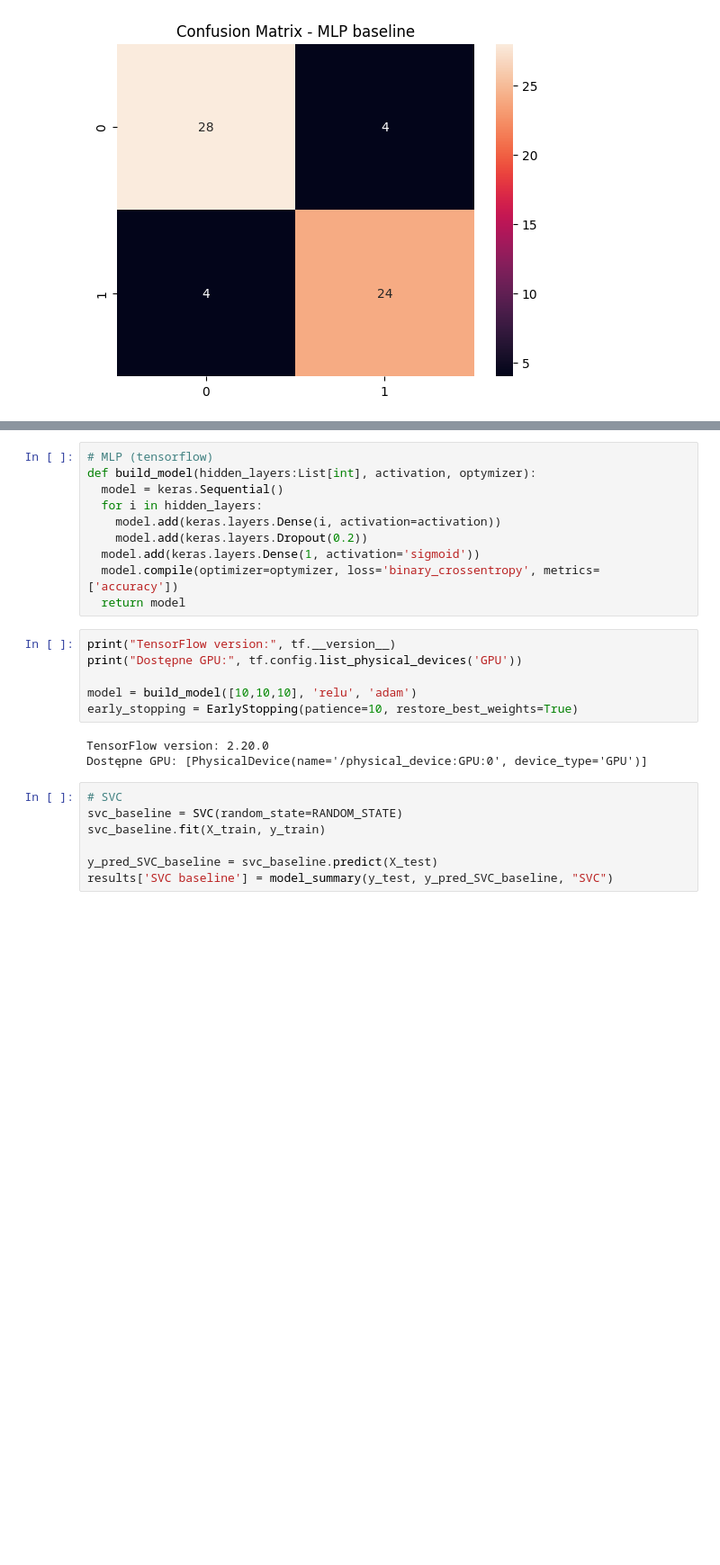
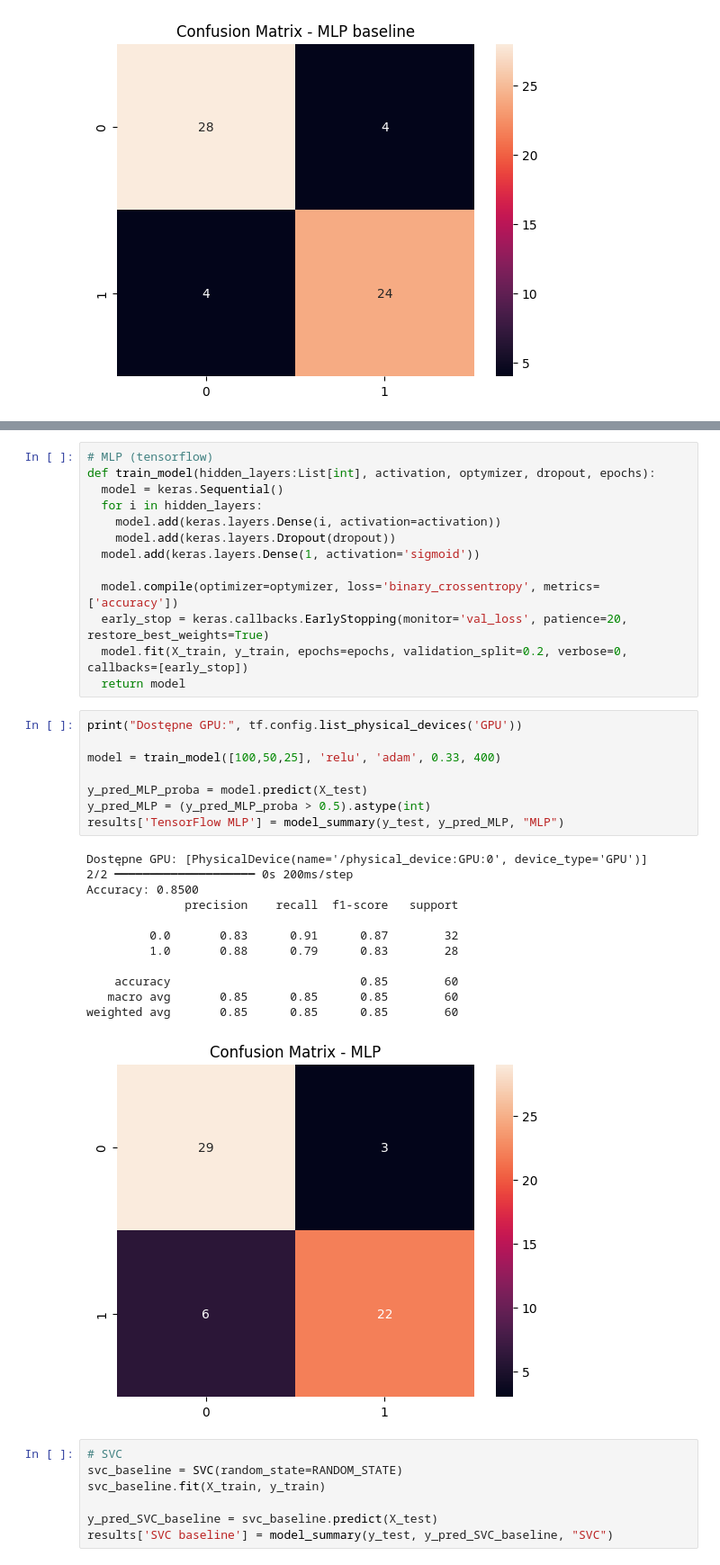
Before and after one commit to PogchampMuffin3/heart-disease-classification, a Jupyter notebook: heart_disease_classification.ipynb, the cells around one changed output, grey strips where cells are left out. Shown at 90% size. Cells and saved outputs as stored; diff of their text form; blank space fills up the shorter version.

```diff
--- a/heart_disease_classification.ipynb
+++ b/heart_disease_classification.ipynb
@@ -205,22 +192,37 @@ weighted avg       0.87      0.87      0.87        60
 # %%
 # MLP (tensorflow)
-def build_model(hidden_layers:List[int], activation, optymizer):
+def train_model(hidden_layers:List[int], activation, optymizer, dropout, epochs):
   model = keras.Sequential()
   for i in hidden_layers:
     model.add(keras.layers.Dense(i, activation=activation))
-    model.add(keras.layers.Dropout(0.2))
+    model.add(keras.layers.Dropout(dropout))
   model.add(keras.layers.Dense(1, activation='sigmoid'))
+
   model.compile(optimizer=optymizer, loss='binary_crossentropy', metrics=['accuracy'])
+  early_stop = keras.callbacks.EarlyStopping(monitor='val_loss', patience=20, restore_best_weights=True)
+  model.fit(X_train, y_train, epochs=epochs, validation_split=0.2, verbose=0, callbacks=[early_stop])
   return model
-# %%
-print("TensorFlow version:", tf.__version__)
-print("Dostępne GPU:", tf.config.list_physical_devices('GPU'))
-
-model = build_model([10,10,10], 'relu', 'adam')
-early_stopping = EarlyStopping(patience=10, restore_best_weights=True)
-# %% [output]
-TensorFlow version: 2.20.0
-Dostępne GPU: [PhysicalDevice(name='/physical_device:GPU:0', device_type='GPU')]
+# %%
+print("Dostępne GPU:", tf.config.list_physical_devices('GPU'))
+
+model = train_model([100,50,25], 'relu', 'adam', 0.33, 400)
+
+y_pred_MLP_proba = model.predict(X_test)
+y_pred_MLP = (y_pred_MLP_proba > 0.5).astype(int)
+results['TensorFlow MLP'] = model_summary(y_test, y_pred_MLP, "MLP")
+# %% [output]
+Dostępne GPU: [PhysicalDevice(name='/physical_device:GPU:0', device_type='GPU')]
+2/2 ━━━━━━━━━━━━━━━━━━━━ 0s 200ms/step
+Accuracy: 0.8500
+              precision    recall  f1-score   support
+
+         0.0       0.83      0.91      0.87        32
+         1.0       0.88      0.79      0.83        28
+
+    accuracy                           0.85        60
+   macro avg       0.85      0.85      0.85        60
+weighted avg       0.85      0.85      0.85        60
+[figure, added]
 # %%
 # SVC
 svc_baseline = SVC(random_state=RANDOM_STATE)
```
Also changed, not shown: parts of 2 cells of this notebook.
